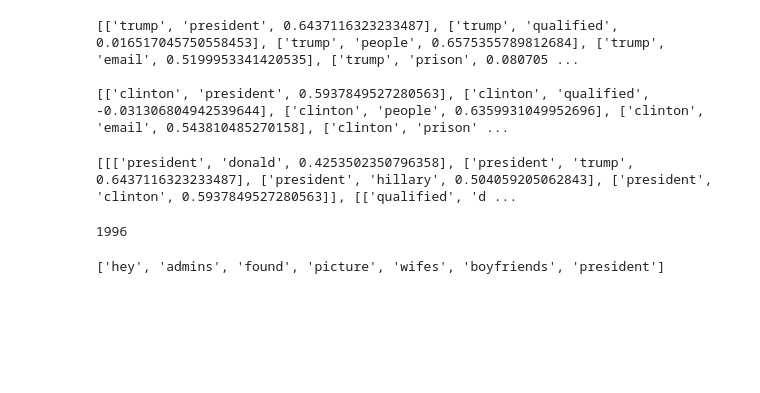
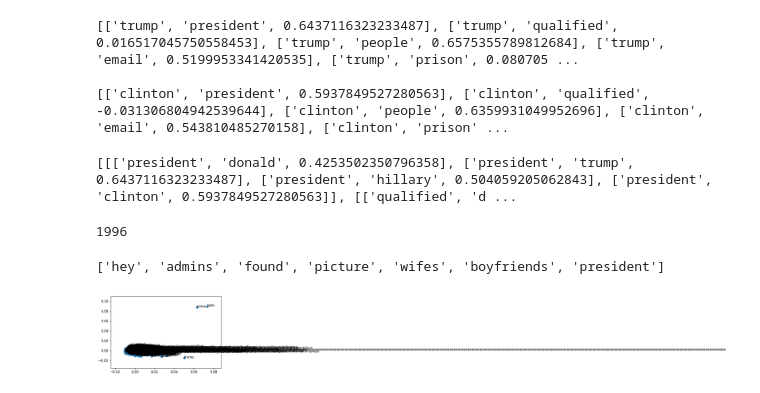
Before and after one commit to IndigenousEngineering/small_corpora_bias_with_w2v, a Jupyter notebook: WEAT_analysis_1_exploratory_B.ipynb, the cells around one changed output. Drawn from its saved outputs; the diff is of its cells as text; code cells hidden in the pictures; blank space fills up the shorter version.

Commit message:
alt corpus model trained

```diff
--- a/WEAT_analysis_1_exploratory_B.ipynb
+++ b/WEAT_analysis_1_exploratory_B.ipynb
@@ -447,3 +447,7 @@ donald_clean_corpus_test = clean_all_docs(donald_corpus)
 print(donald_clean_corpus_test[6])
 # %% [output]
 ['hey', 'admins', 'found', 'picture', 'wifes', 'boyfriends', 'president']
+# %%
+donald_model_test = train_w2v_model(donald_clean_corpus_test)
+# %% [output]
+[figure, added]
```
